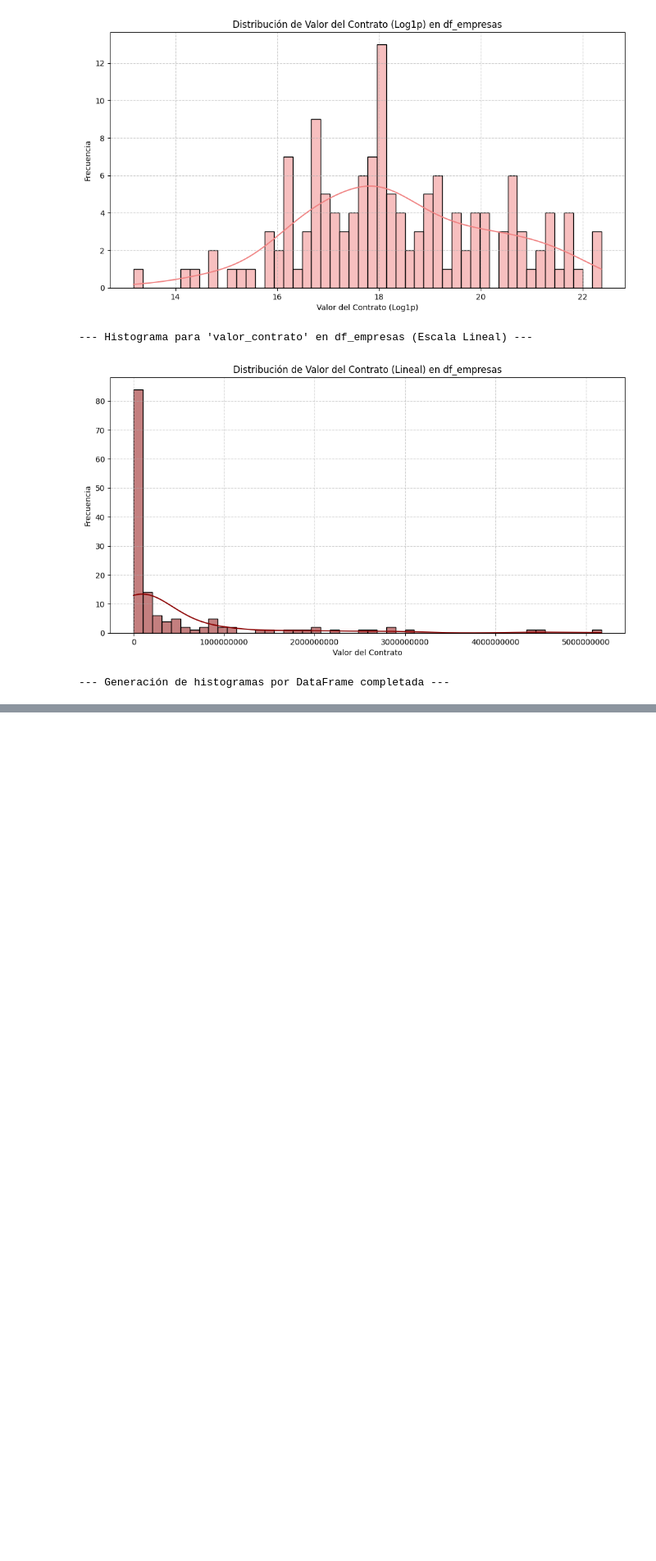
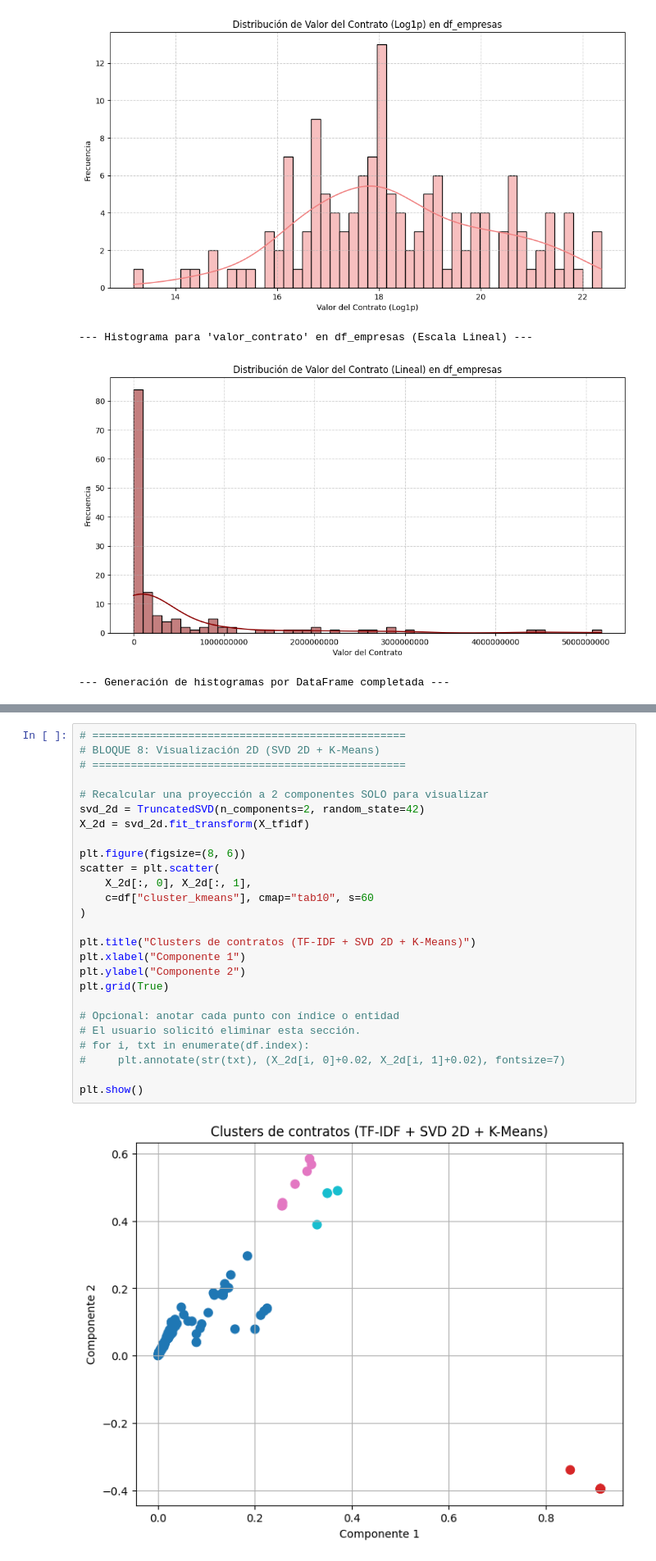
Before and after one commit to estebanoli8/secop_valle_mujer, a Jupyter notebook: no_supervisado_secop_mujer_valle.ipynb, the cells around one changed output, grey strips where cells are left out. Shown at 82% size. Saved outputs shown, nothing was run; the diff lists cells and outputs as text; blank space fills up the shorter version.

```diff
--- a/no_supervisado_secop_mujer_valle.ipynb
+++ b/no_supervisado_secop_mujer_valle.ipynb
@@ -895,0 +1409,28 @@ En adelante analizaremos los 2 data set df_empresas y df_ps (o prestadores de se
+# %%
+# =================================================
+# BLOQUE 8: Visualización 2D (SVD 2D + K-Means)
+# =================================================
+
+# Recalcular una proyección a 2 componentes SOLO para visualizar
+svd_2d = TruncatedSVD(n_components=2, random_state=42)
+X_2d = svd_2d.fit_transform(X_tfidf)
+
+plt.figure(figsize=(8, 6))
+scatter = plt.scatter(
+    X_2d[:, 0], X_2d[:, 1],
+    c=df["cluster_kmeans"], cmap="tab10", s=60
+)
+
+plt.title("Clusters de contratos (TF-IDF + SVD 2D + K-Means)")
+plt.xlabel("Componente 1")
+plt.ylabel("Componente 2")
+plt.grid(True)
+
+# Opcional: anotar cada punto con índice o entidad
+# El usuario solicitó eliminar esta sección.
+# for i, txt in enumerate(df.index):
+#     plt.annotate(str(txt), (X_2d[i, 0]+0.02, X_2d[i, 1]+0.02), fontsize=7)
+
+plt.show()
+# %% [output]
+[figure, added]
```
Also changed, not shown: parts of 29 cells of this notebook.
